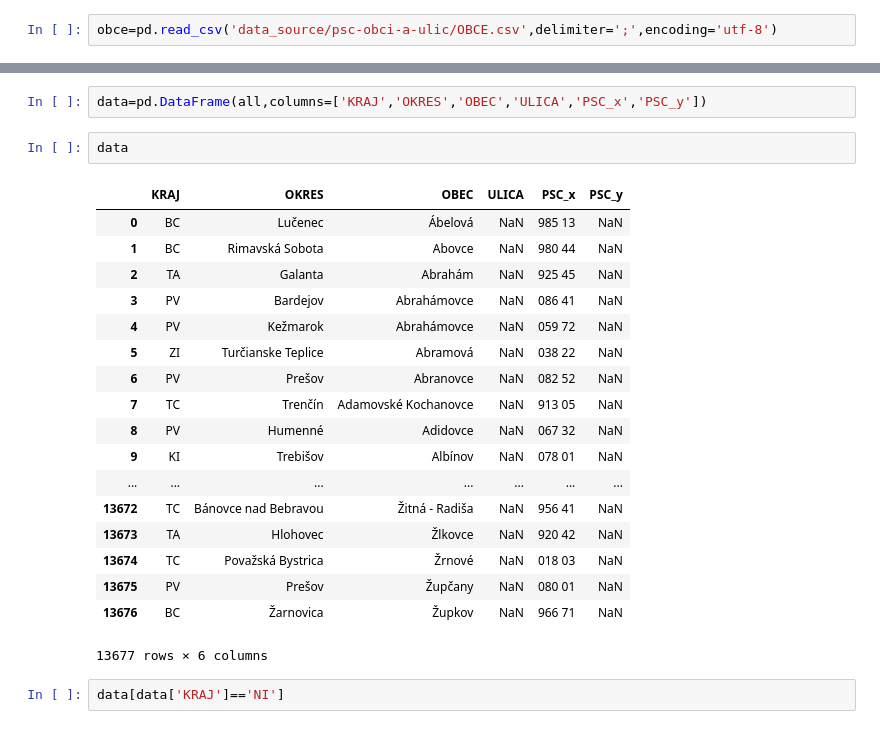
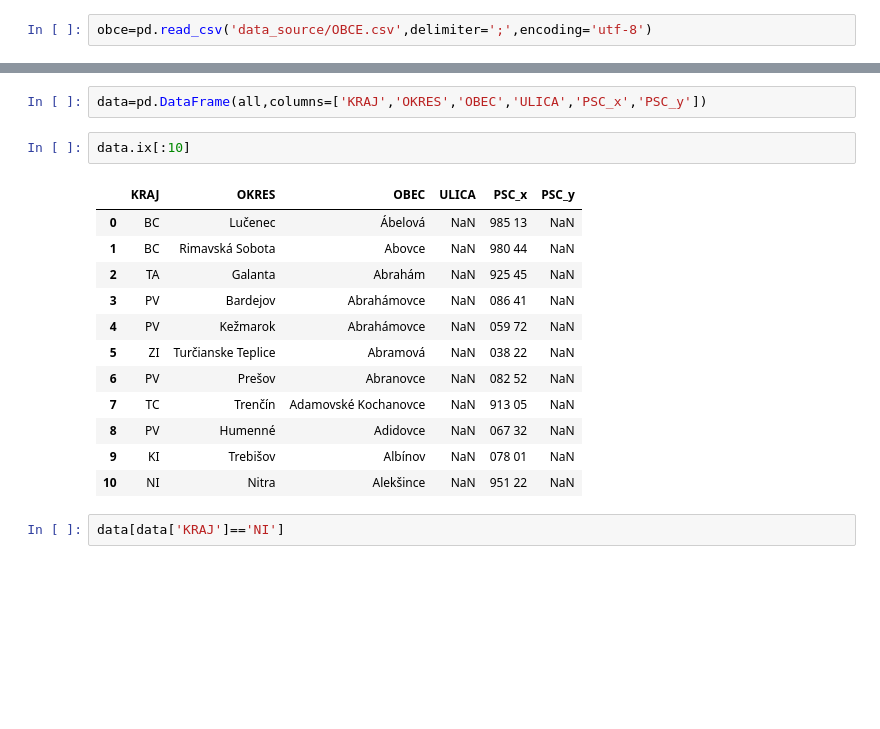
Before and after one commit to kurina/PANDAS, a Jupyter notebook: obce_and_ulice.ipynb, the cells around one changed output, grey strips where cells are left out. Saved outputs shown, nothing was run; the diff lists cells and outputs as text; blank space fills up the shorter version.

```diff
--- a/obce_and_ulice.ipynb
+++ b/obce_and_ulice.ipynb
@@ -3,4 +15,4 @@ import pandas as pd
 # %%
-obce=pd.read_csv('data_source/psc-obci-a-ulic/OBCE.csv',delimiter=';',encoding='utf-8')
+obce=pd.read_csv('data_source/OBCE.csv',delimiter=';',encoding='utf-8')
 # %%
 ulice=pd.read_csv('data_source/ULICE.csv',delimiter=';',encoding='utf-8')
@@ -54,26 +71,20 @@ all=all.drop('_merge',1)
 # %%
 data=pd.DataFrame(all,columns=['KRAJ','OKRES','OBEC','ULICA','PSC_x','PSC_y'])
 # %%
-data
+data.ix[:10]
 # %% [output]
 |  | KRAJ | OKRES | OBEC | ULICA | PSC_x | PSC_y |
 | 0 | BC | Lučenec | Ábelová | NaN | 985 13 | NaN |
 | 1 | BC | Rimavská Sobota | Abovce | NaN | 980 44 | NaN |
 | 2 | TA | Galanta | Abrahám | NaN | 925 45 | NaN |
 | 3 | PV | Bardejov | Abrahámovce | NaN | 086 41 | NaN |
 | 4 | PV | Kežmarok | Abrahámovce | NaN | 059 72 | NaN |
 | 5 | ZI | Turčianske Teplice | Abramová | NaN | 038 22 | NaN |
 | 6 | PV | Prešov | Abranovce | NaN | 082 52 | NaN |
 | 7 | TC | Trenčín | Adamovské Kochanovce | NaN | 913 05 | NaN |
 | 8 | PV | Humenné | Adidovce | NaN | 067 32 | NaN |
 | 9 | KI | Trebišov | Albínov | NaN | 078 01 | NaN |
-| ... | ... | ... | ... | ... | ... | ... |
-| 13672 | TC | Bánovce nad Bebravou | Žitná - Radiša | NaN | 956 41 | NaN |
-| 13673 | TA | Hlohovec | Žlkovce | NaN | 920 42 | NaN |
-| 13674 | TC | Považská Bystrica | Žrnové | NaN | 018 03 | NaN |
-| 13675 | PV | Prešov | Župčany | NaN | 080 01 | NaN |
-| 13676 | BC | Žarnovica | Župkov | NaN | 966 71 | NaN |
+| 10 | NI | Nitra | Alekšince | NaN | 951 22 | NaN |
-13677 rows × 6 columns
 # %%
 data[data['KRAJ']=='NI']
 # %% [output]
```
Also changed, not shown: parts of 6 cells of this notebook.
